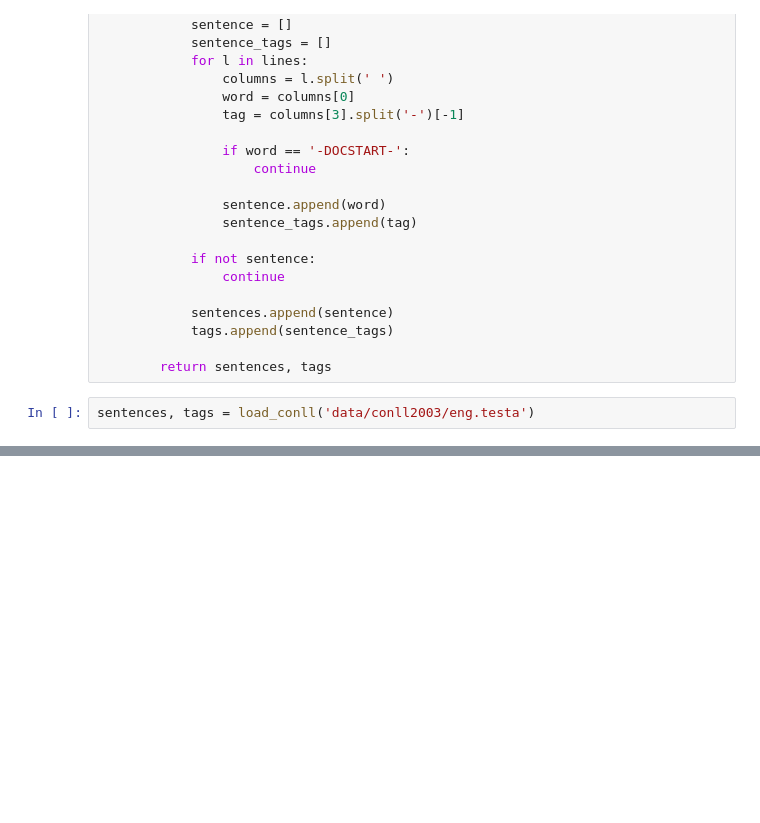
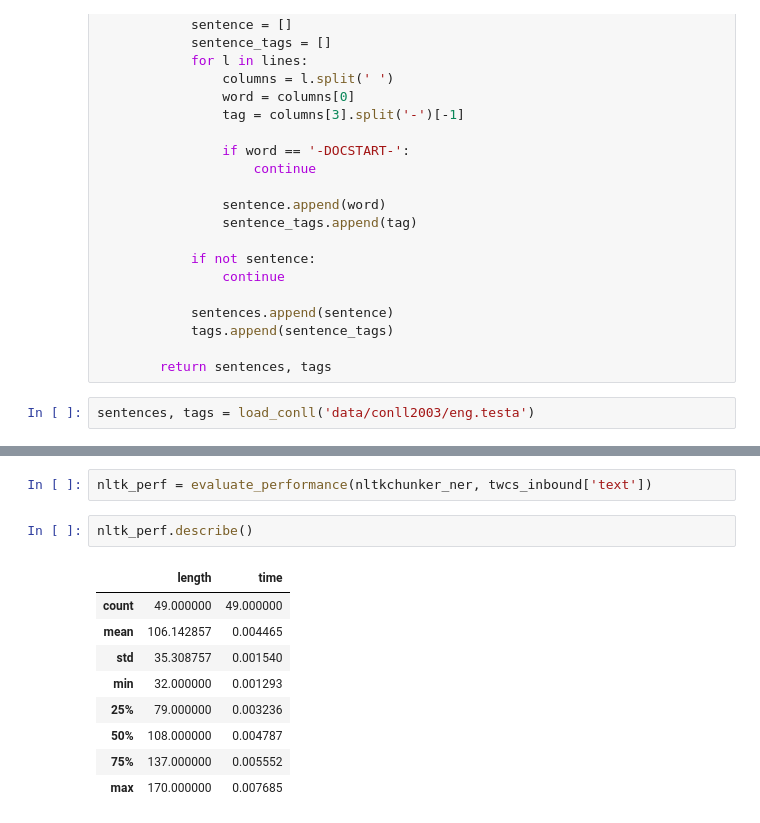
Before and after one commit to gasani/undergraduate-practice, a Jupyter notebook: ner/Evaluation.ipynb, the cells around one changed output, grey strips where cells are left out. Cells and saved outputs as stored; diff of their text form; blank space fills up the shorter version.

```diff
--- a/ner/Evaluation.ipynb
+++ b/ner/Evaluation.ipynb
@@ -77,0 +233,14 @@ f1_score(y_true, y_pred, average='weighted')
+# %%
+nltk_perf = evaluate_performance(nltkchunker_ner, twcs_inbound['text'])
+# %%
+nltk_perf.describe()
+# %% [output]
+|  | length | time |
+| count | 49.000000 | 49.000000 |
+| mean | 106.142857 | 0.004465 |
+| std | 35.308757 | 0.001540 |
+| min | 32.000000 | 0.001293 |
+| 25% | 79.000000 | 0.003236 |
+| 50% | 108.000000 | 0.004787 |
+| 75% | 137.000000 | 0.005552 |
+| max | 170.000000 | 0.007685 |
```
Also changed, not shown: parts of 33 cells of this notebook.
